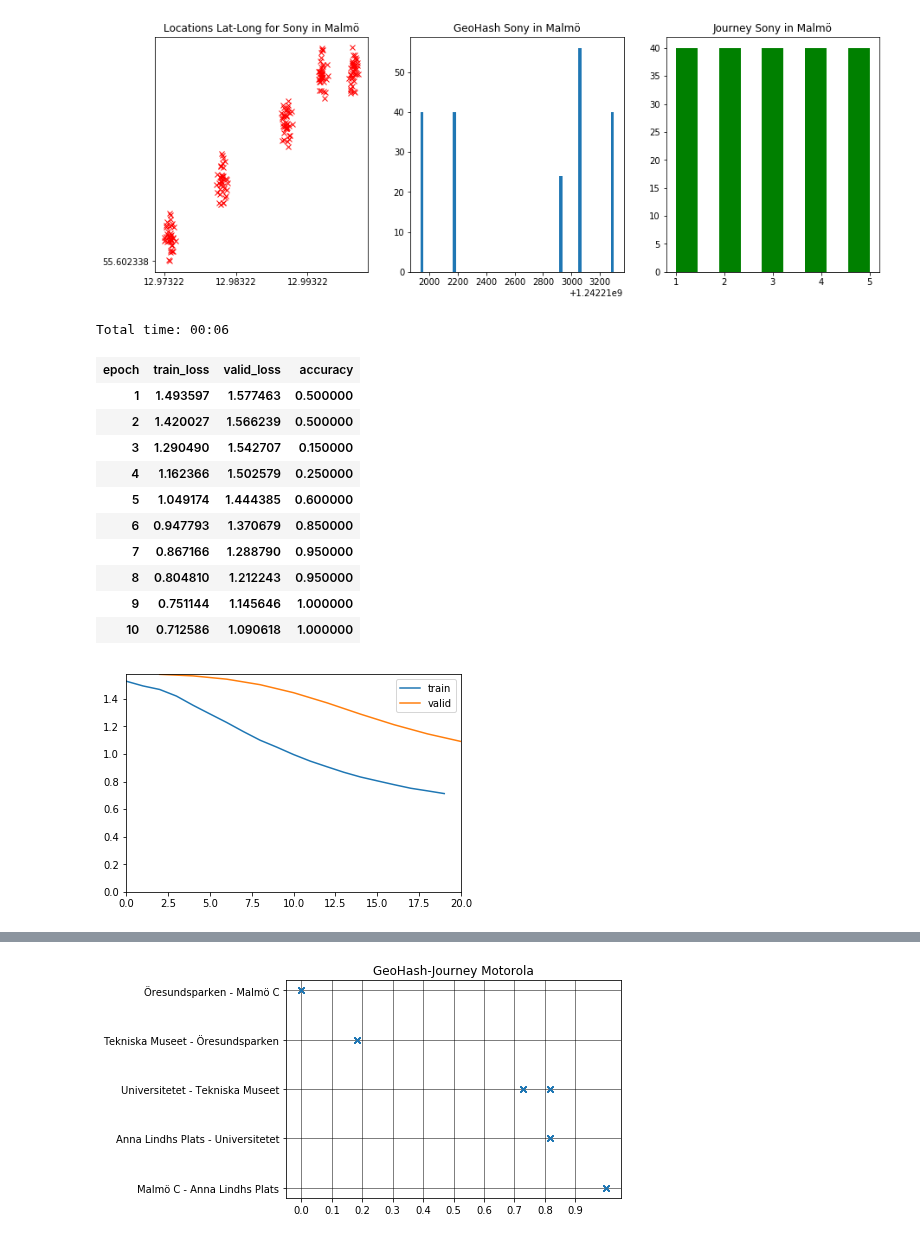
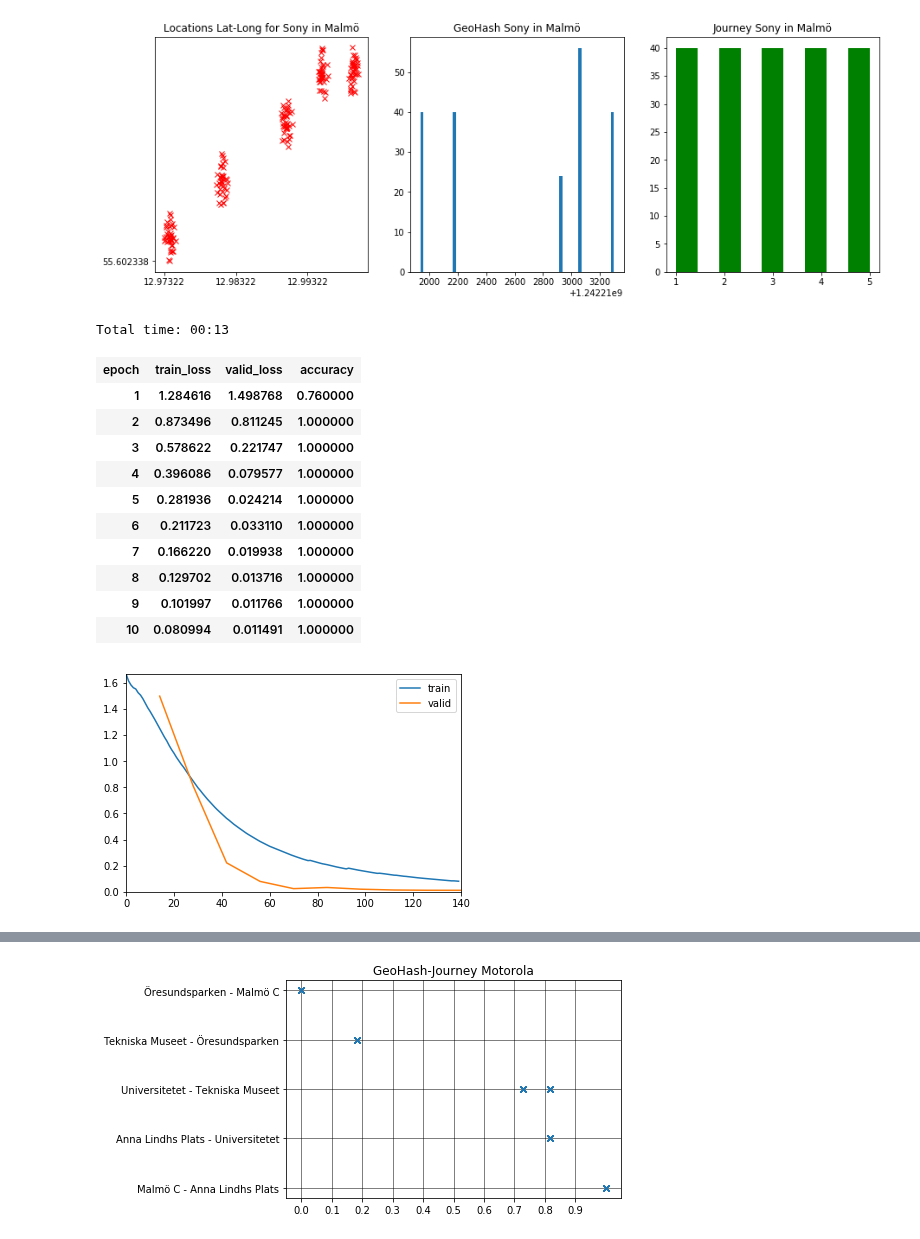
Before and after one commit to k3larra/commuter, a Jupyter notebook: machine_teaching/func_test_1/Location_visualisation.ipynb, the cells around one changed output, grey strips where cells are left out. Drawn from its saved outputs; the diff is of its cells as text; code cells hidden in the pictures.

```diff
--- a/machine_teaching/func_test_1/Location_visualisation.ipynb
+++ b/machine_teaching/func_test_1/Location_visualisation.ipynb
@@ -13,11 +12,12 @@ dataSet2 = pd.read_csv("tnK534JMwwfhvUEycn69HPbhqkt2_teach_location.csv")
 
 trainingData1 = np.array(dataSet1)
 trainingData2 = np.array(dataSet2)
-plt.subplot(2, 1, 1)
+plt.rcParams["figure.figsize"] = (12,5)
+plt.subplot(1, 2, 1)
 plt.title("Locations Lat-Long for Motorola")
 plt.plot(trainingData1[:,1],trainingData1[:,2],'bs')
-#plt.rcParams["figure.figsize"] = (20,10)
-plt.subplot(2, 1, 2)
+#plt.rcParams["figure.figsize"] = (10,10)
+plt.subplot(1, 2, 2)
 plt.title("Locations Lat-Long for Sony")
 plt.plot(trainingData2[:,1],trainingData2[:,2],'bs')
 #plt.rcParams["figure.figsize"] = (20,10)
@@ -286,20 +26,0 @@ plt.show()
-# %%
-#### import numpy as np
-import pandas as pd
-import matplotlib.pyplot as plt
-import random
-import scipy.spatial.distance
-dataSet = pd.read_csv("tnK534JMwwfhvUEycn69HPbhqkt2_teach_location_1_4.csv")
-print(dataSet1.shape)
-dataSet1 = dataSet.iloc[0:440]  #Lund
-dataSet2 = dataSet.iloc[441:800]  #Lund
-#dataSet1 = dataSet1.iloc[440:480]  #Select rows  /Blåtunga o Linegården
-#dataSet1=dataSet1.loc[(dataSet1['journey'] == 8180281120) | (dataSet1['journey'] == 8112081802)]
-print(dataSet1.shape)
-trainingData1 = np.array(dataSet1)
-trainingData2 = np.array(dataSet2)
-plt.title("Locations Lat-Long for Sony in Lund")
-plt.rcParams["figure.figsize"] = (12,12)
-plt.plot(trainingData1[:,1],trainingData1[:,2],'x',color='red')
-plt.plot(trainingData2[:,1],trainingData2[:,2],'+',color='blue')
-plt.show()
@@ -400,29 +89,32 @@ plt.show()
 # %%
 from fastai import *          # Quick accesss to most common functionality
 from fastai.tabular import *
+sys.path.append("../../code") # go to parent dir
+from commuter import *
 dataSet = pd.read_csv("tnK534JMwwfhvUEycn69HPbhqkt2_teach_location_1_4.csv")
 dataSet = dataSet.iloc[800:] #Malmö
 dataSet = dataSet.sample(frac=1).reset_index(drop=True) #Shuffle
+dataSet= make_shure_we_got_enough_rows(dataSet)
 dataSet_used = dataSet[['longitude','latitude','journey']]
 cont_names =['longitude','latitude']
 valid_idx = list(np.random.randint(0,len(dataSet_used),int(len(dataSet_used)*0.1)))
 data = (TabularList.from_df(dataSet_used,cont_names=cont_names,cat_names=None, procs=[FillMissing, Categorify, Normalize])
     .split_by_idx(valid_idx)
     .label_from_df(cols='journey')
     .databunch())
 learner=tabular_learner(data, layers=[200,100],metrics=accuracy,callback_fns=ShowGraph)
 %time learner.fit_one_cycle(10)
 # %% [output]
-Total time: 00:06
+Total time: 00:13
 | epoch | train_loss | valid_loss | accuracy |
-| 1 | 1.493597 | 1.577463 | 0.500000 |
-| 2 | 1.420027 | 1.566239 | 0.500000 |
-| 3 | 1.290490 | 1.542707 | 0.150000 |
-| 4 | 1.162366 | 1.502579 | 0.250000 |
-| 5 | 1.049174 | 1.444385 | 0.600000 |
-| 6 | 0.947793 | 1.370679 | 0.850000 |
-| 7 | 0.867166 | 1.288790 | 0.950000 |
-| 8 | 0.804810 | 1.212243 | 0.950000 |
-| 9 | 0.751144 | 1.145646 | 1.000000 |
-| 10 | 0.712586 | 1.090618 | 1.000000 |
+| 1 | 1.284616 | 1.498768 | 0.760000 |
+| 2 | 0.873496 | 0.811245 | 1.000000 |
+| 3 | 0.578622 | 0.221747 | 1.000000 |
+| 4 | 0.396086 | 0.079577 | 1.000000 |
+| 5 | 0.281936 | 0.024214 | 1.000000 |
+| 6 | 0.211723 | 0.033110 | 1.000000 |
+| 7 | 0.166220 | 0.019938 | 1.000000 |
+| 8 | 0.129702 | 0.013716 | 1.000000 |
+| 9 | 0.101997 | 0.011766 | 1.000000 |
+| 10 | 0.080994 | 0.011491 | 1.000000 |
-[figure, old version]
+[figure, new version]
```
Also changed, not shown: parts of 24 cells of this notebook, 5 other files.
